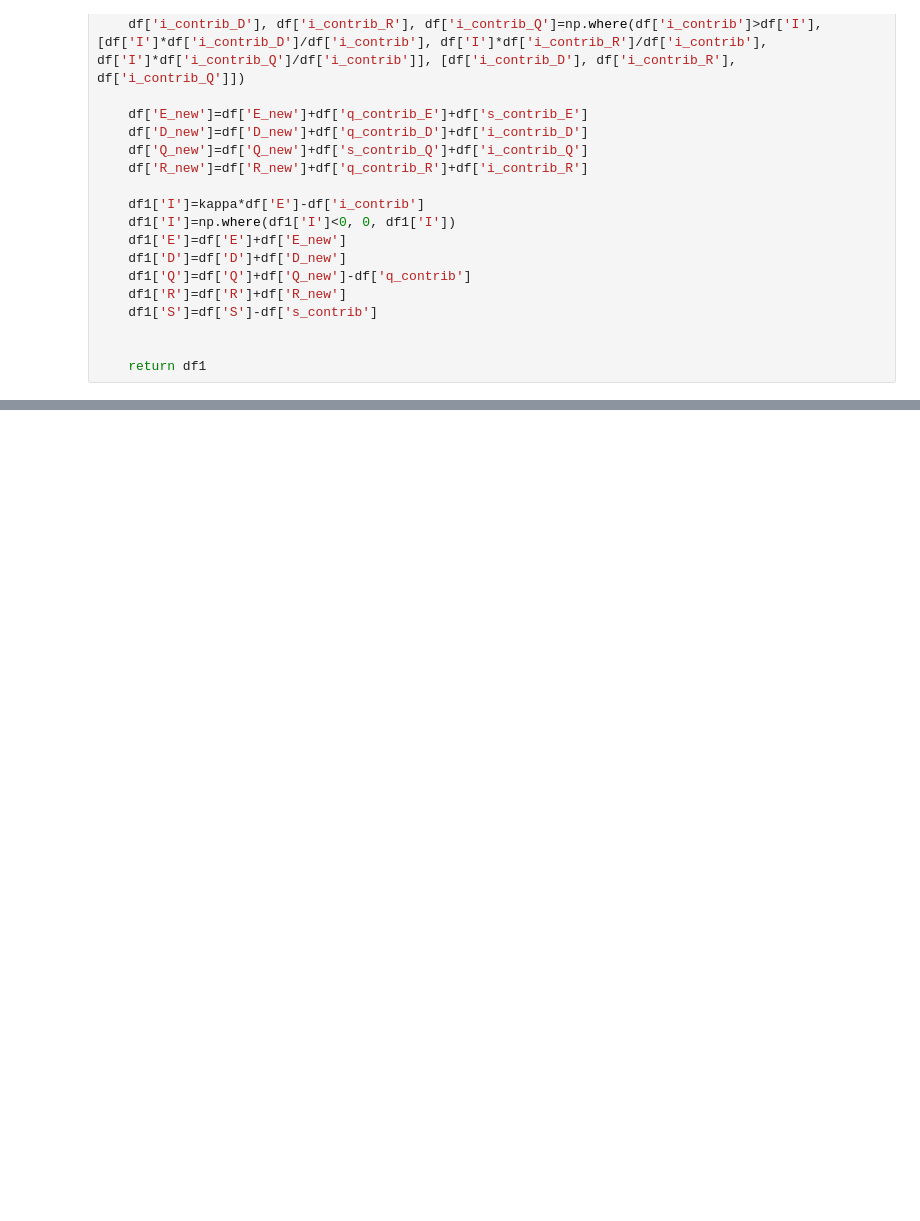
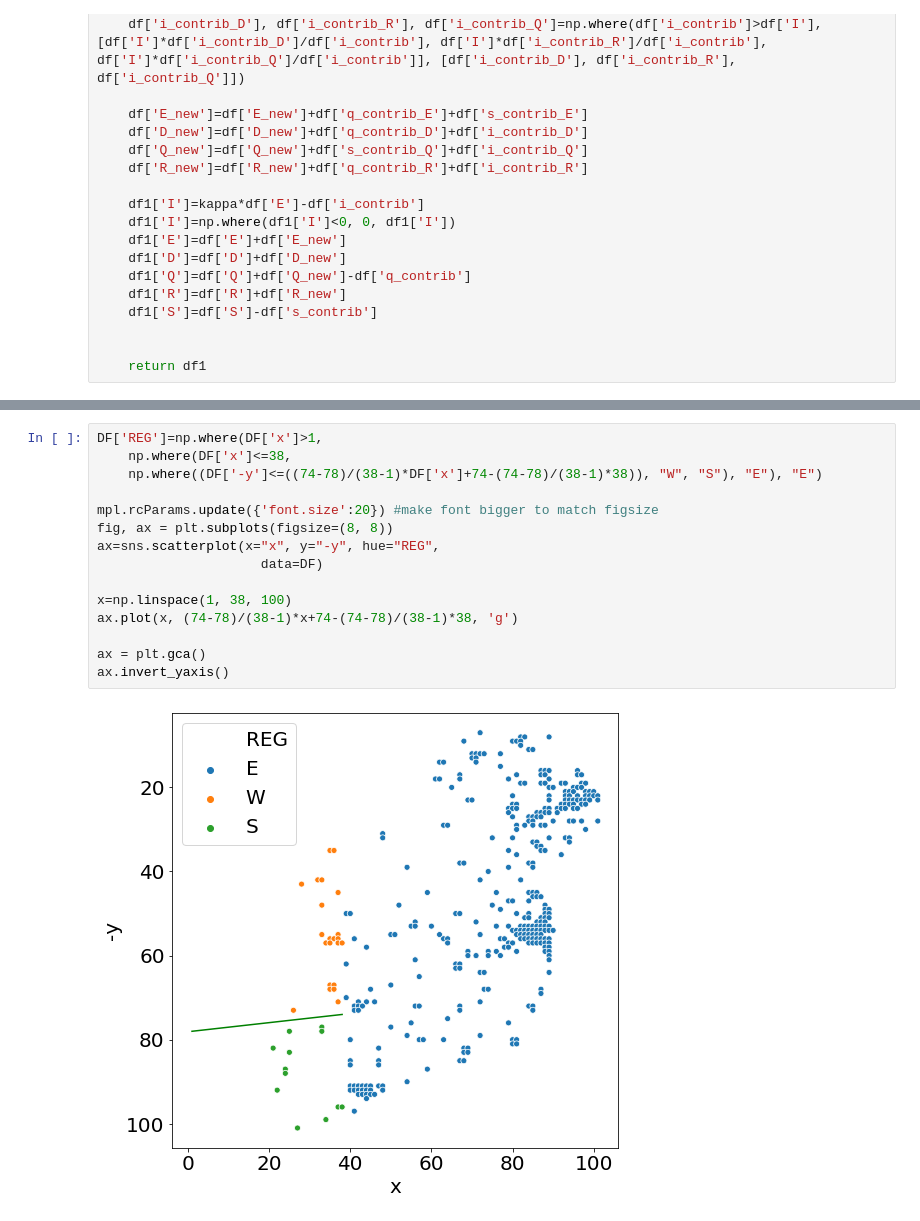
Before and after one commit to Oisin-M/Infection-Simulation, a Jupyter notebook: IRELANDMAP.ipynb, the cells around one changed output, grey strips where cells are left out. Cells and saved outputs as stored; diff of their text form; blank space fills up the shorter version.

```diff
--- a/IRELANDMAP.ipynb
+++ b/IRELANDMAP.ipynb
@@ -884,0 +959,17 @@ plt.close()
+# %%
+DF['REG']=np.where(DF['x']>1,
+    np.where(DF['x']<=38,
+    np.where((DF['-y']<=((74-78)/(38-1)*DF['x']+74-(74-78)/(38-1)*38)), "W", "S"), "E"), "E")
+
+mpl.rcParams.update({'font.size':20}) #make font bigger to match figsize
+fig, ax = plt.subplots(figsize=(8, 8))
+ax=sns.scatterplot(x="x", y="-y", hue="REG",
+                     data=DF)
+
+x=np.linspace(1, 38, 100)
+ax.plot(x, (74-78)/(38-1)*x+74-(74-78)/(38-1)*38, 'g')
+
+ax = plt.gca()
+ax.invert_yaxis()
+# %% [output]
+[figure, added]
```
Also changed, not shown: parts of 17 cells of this notebook, 2 other files.
